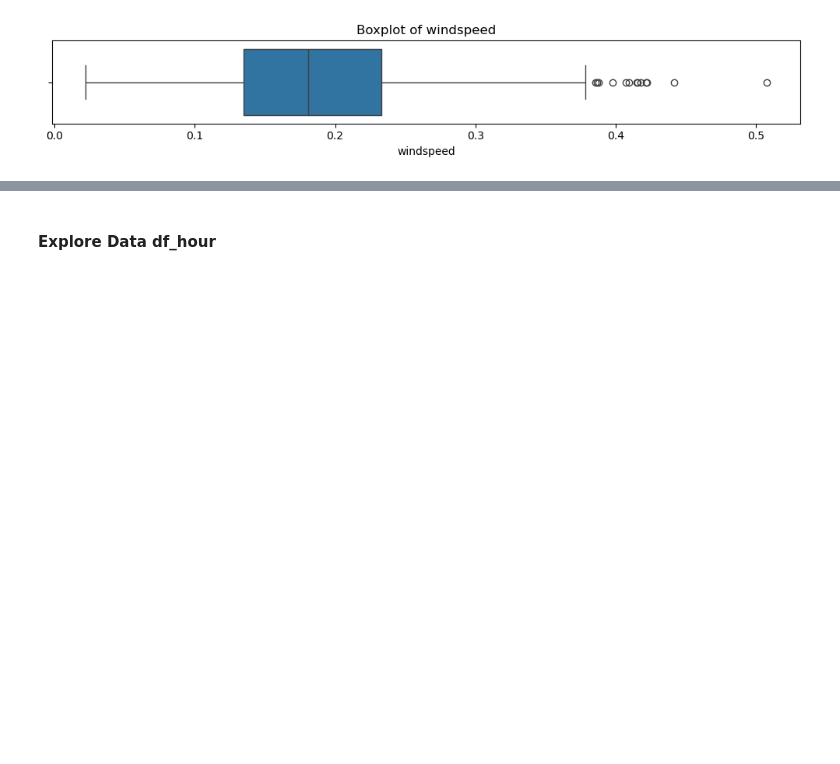
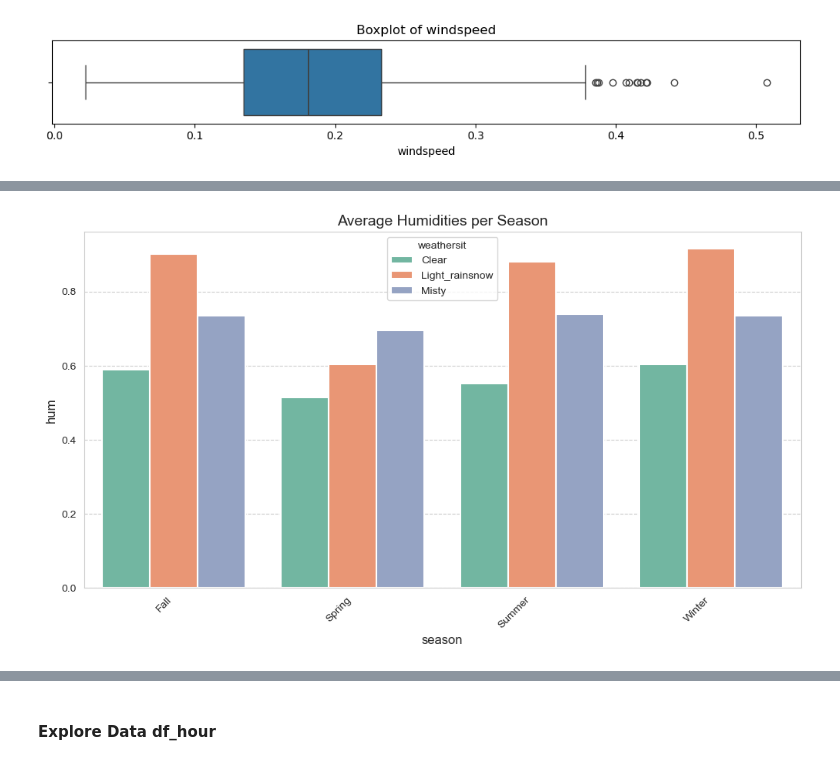
Before and after one commit to fawwazaid/proyek_analisis_data, a Jupyter notebook: submission/notebook.ipynb, the cells around one changed output, grey strips where cells are left out. Drawn from its saved outputs; the diff is of its cells as text; code cells hidden in the pictures; blank space fills up the shorter version.

```diff
--- a/submission/notebook.ipynb
+++ b/submission/notebook.ipynb
@@ -951,0 +896,4 @@ for col in df_day_cont.columns:
+# %%
+bar_plan_comparison(df_temp_season, x='season', y='hum', hue='weathersit', title='Average Humidities per Season')
+# %% [output]
+[figure, added]
```
Also changed, not shown: parts of 80 cells of this notebook.
